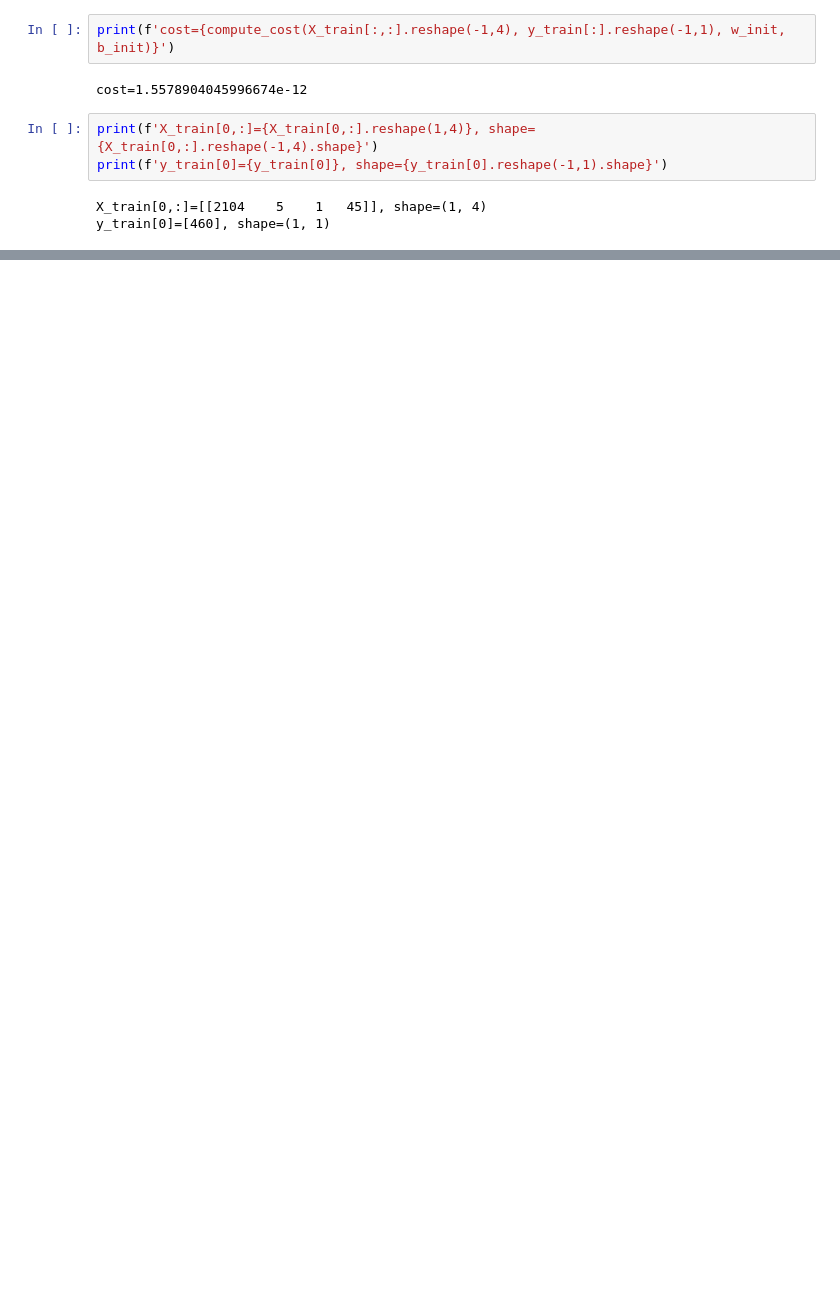
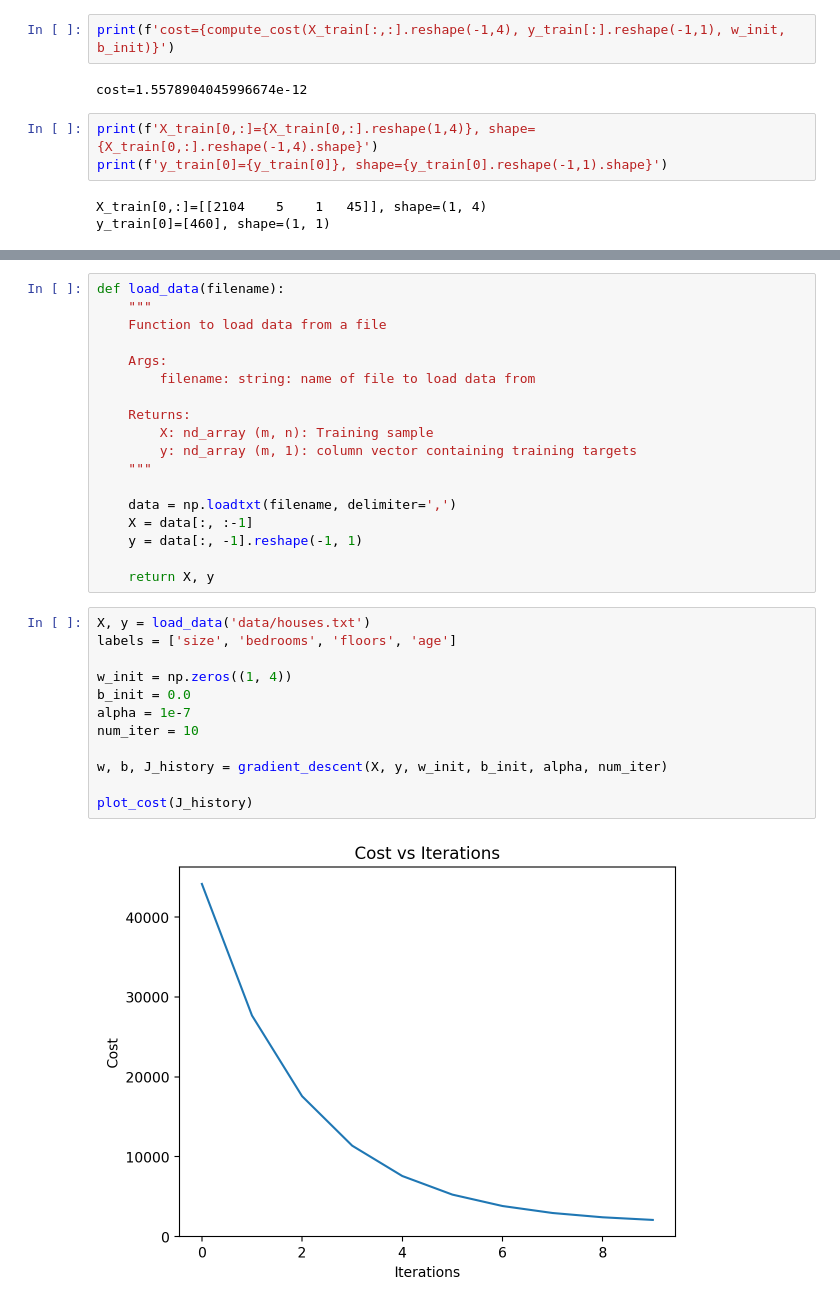
Before and after one commit to clemenskam/Machine-Learning-Specialization-Coursera-labfiles, a Jupyter notebook: C1 - Supervised Machine Learning - Regression and Classification/week2/Optional Labs/C1_W2_Lab02_Multiple_Variable_Scrapbook.ipynb, the cells around one changed output, grey strips where cells are left out. Cells and saved outputs as stored; diff of their text form; blank space fills up the shorter version.

```diff
--- a/C1 - Supervised Machine Learning - Regression and Classification/week2/Optional Labs/C1_W2_Lab02_Multiple_Variable_Scrapbook.ipynb
+++ b/C1 - Supervised Machine Learning - Regression and Classification/week2/Optional Labs/C1_W2_Lab02_Multiple_Variable_Scrapbook.ipynb
@@ -182,0 +204,32 @@ tf area = 81.291
+# %%
+def load_data(filename):
+    """
+    Function to load data from a file
+
+    Args:
+        filename: string: name of file to load data from
+
+    Returns:
+        X: nd_array (m, n): Training sample
+        y: nd_array (m, 1): column vector containing training targets
+    """
+
+    data = np.loadtxt(filename, delimiter=',')
+    X = data[:, :-1]
+    y = data[:, -1].reshape(-1, 1)
+
+    return X, y
+# %%
+X, y = load_data('data/houses.txt')
+labels = ['size', 'bedrooms', 'floors', 'age']
+
+w_init = np.zeros((1, 4))
+b_init = 0.0
+alpha = 1e-7
+num_iter = 10
+
+w, b, J_history = gradient_descent(X, y, w_init, b_init, alpha, num_iter)
+
+plot_cost(J_history)
+# %% [output]
+[figure, added]
```
Also changed, not shown: parts of 14 cells of this notebook, 1 other file.
